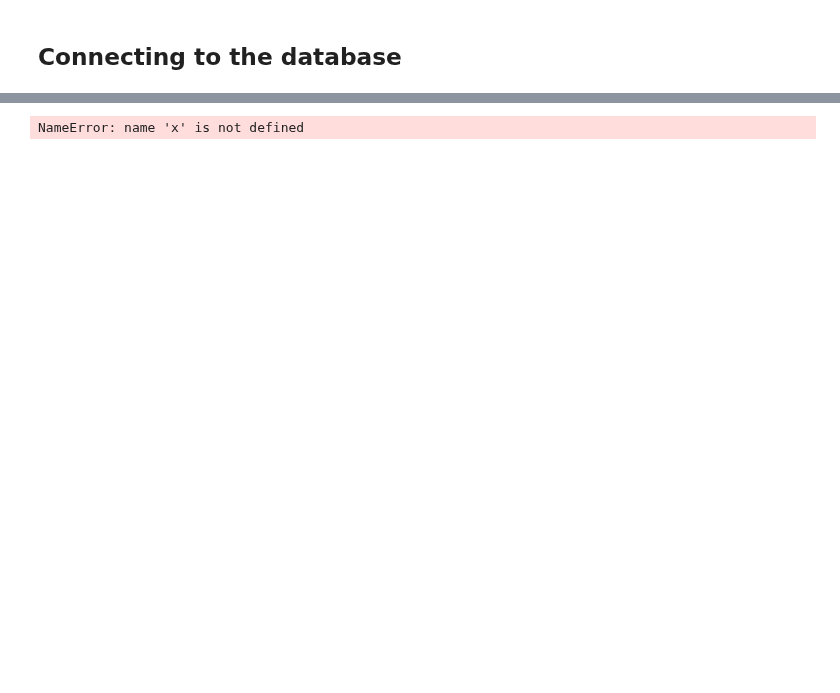
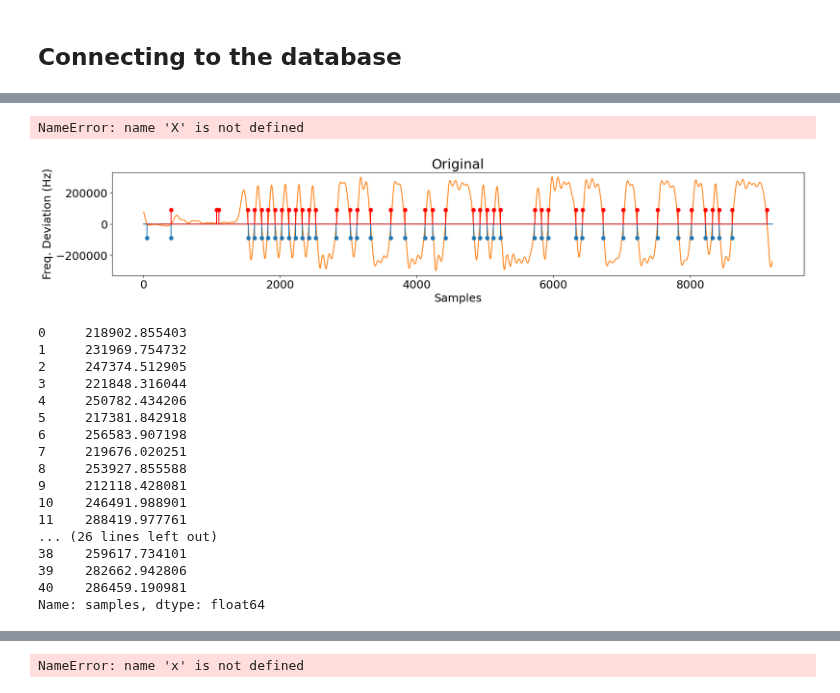
Before and after one commit to mkashani-phd/BLEWBAN_Dataset, a Jupyter notebook: Examples/Bayesian_neural_network.ipynb, the cells around one changed output, grey strips where cells are left out. Drawn from its saved outputs; the diff is of its cells as text; code cells hidden in the pictures; blank space fills up the shorter version.

```diff
--- a/Examples/Bayesian_neural_network.ipynb
+++ b/Examples/Bayesian_neural_network.ipynb
@@ -39,0 +261,39 @@ def df_modify(df):
+# %%
+X[0:1]['RRSI'+config]
+# %% [output]
+NameError: name 'X' is not defined
+# %%
+df = query(BLE['offBody'], {'antenna': '1','SDR':'1' , 'dvc':{'$in': ['5']}}, addFrameColumn=True)
+df_offBody = df_modify(df)
+y = df_offBody.pop('dvc')
+X = df_offBody
+methods={
+    iq.bitFinderFromPhaseGradient:{'plot': True, 'noGroupBefore':0, "title": 'Original'},
+    iq.scalePhaseGradientToHz: None,
+    iq.gradient:{},
+    iq.unwrapPhase:{},
+    iq.phase:{},
+    iq.butter:{},
+    iq.demodulate:{},
+}
+yy10_0 = iq.apply(methods=methods, frame = X[0:1])
+yy10_0[0]['samples'].apply(lambda x: max(abs(x)))
+# %% [output]
+[figure, added]
+0     218902.855403
+1     231969.754732
+2     247374.512905
+3     221848.316044
+4     250782.434206
+5     217381.842918
+6     256583.907198
+7     219676.020251
+8     253927.855588
+9     212118.428081
+10    246491.988901
+11    288419.977761
+... (26 lines left out)
+38    259617.734101
+39    282662.942806
+40    286459.190981
+Name: samples, dtype: float64
```
Also changed, not shown: parts of 16 cells of this notebook, 1 other file.
